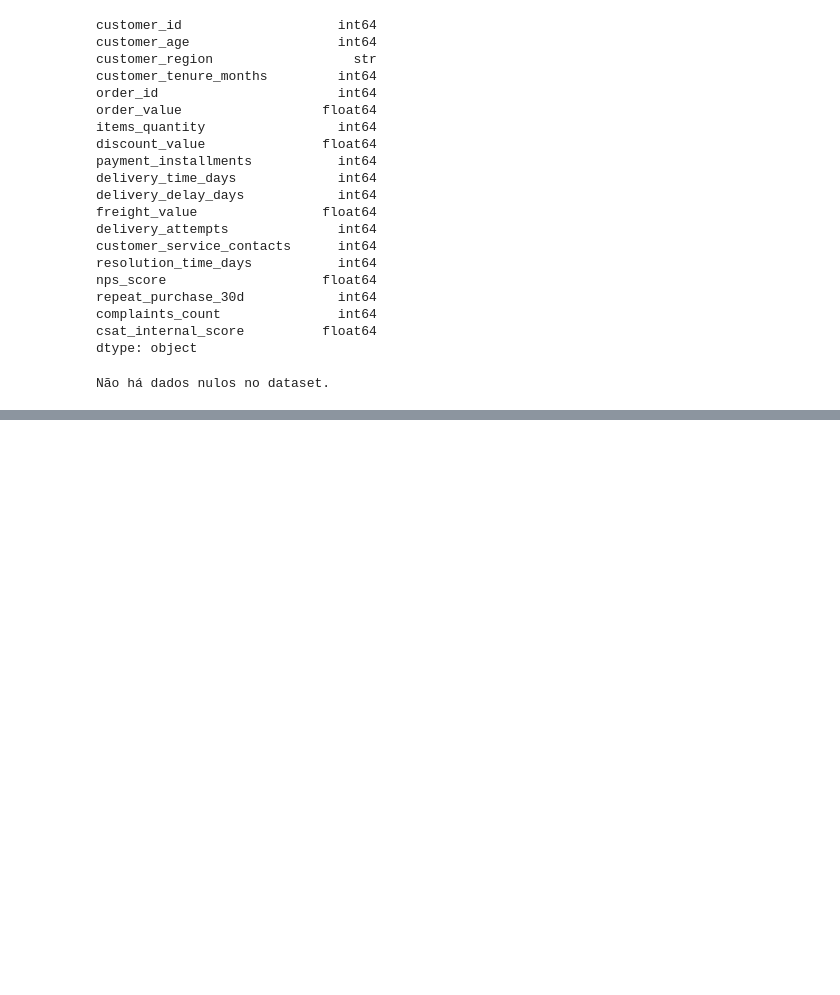
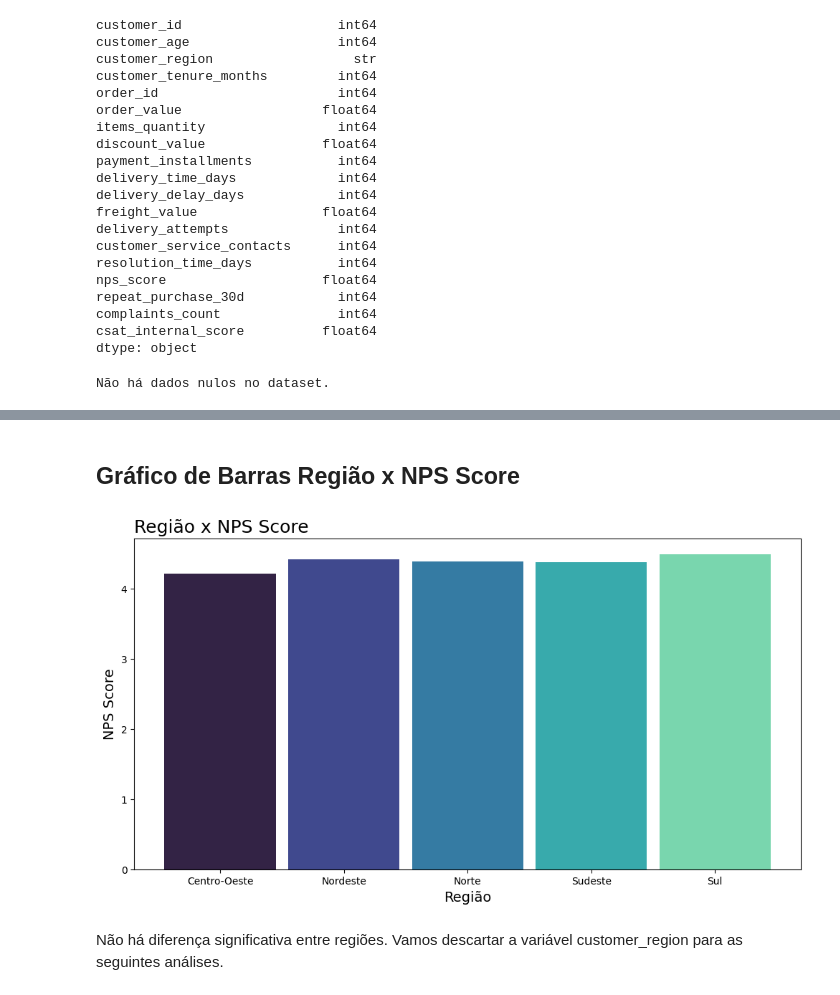
Before and after one commit to ldamaske/1IAST-Fase1, a Jupyter notebook: notebooks/EDA.ipynb, the cells around one changed output, grey strips where cells are left out. Cells and saved outputs as stored; diff of their text form; code cells hidden in the pictures; blank space fills up the shorter version.

```diff
--- a/notebooks/EDA.ipynb
+++ b/notebooks/EDA.ipynb
@@ -92,0 +228,3 @@ Não há dados nulos no dataset.
+# %%
+df_nps_regiao = pd.DataFrame(nps.groupby("customer_region")["nps_score"].mean().reset_index())
+df_nps_regiao
@@ -92,0 +238,25 @@ Não há dados nulos no dataset.
+# %% [markdown]
+## Gráfico de Barras Região x NPS Score
+# %%
+# Matplotlib para gráfico de barras
+
+plt.figure(figsize=(12,6))
+
+color_palette = sns.color_palette("mako", len(df_nps_regiao))
+
+plt.bar(df_nps_regiao["customer_region"],
+        df_nps_regiao["nps_score"],
+        width=0.9,
+        color=color_palette)
+
+plt.title("Região x NPS Score", loc = "left", fontsize = 18)
+
+plt.xlabel("Região", fontsize = 14)
+plt.ylabel("NPS Score", fontsize = 14)
+
+
+plt.show()
+# %% [output]
+[figure, added]
+# %% [markdown]
+Não há diferença significativa entre regiões. Vamos descartar a variável customer_region para as seguintes análises.
```
Also changed, not shown: parts of 22 cells of this notebook.
